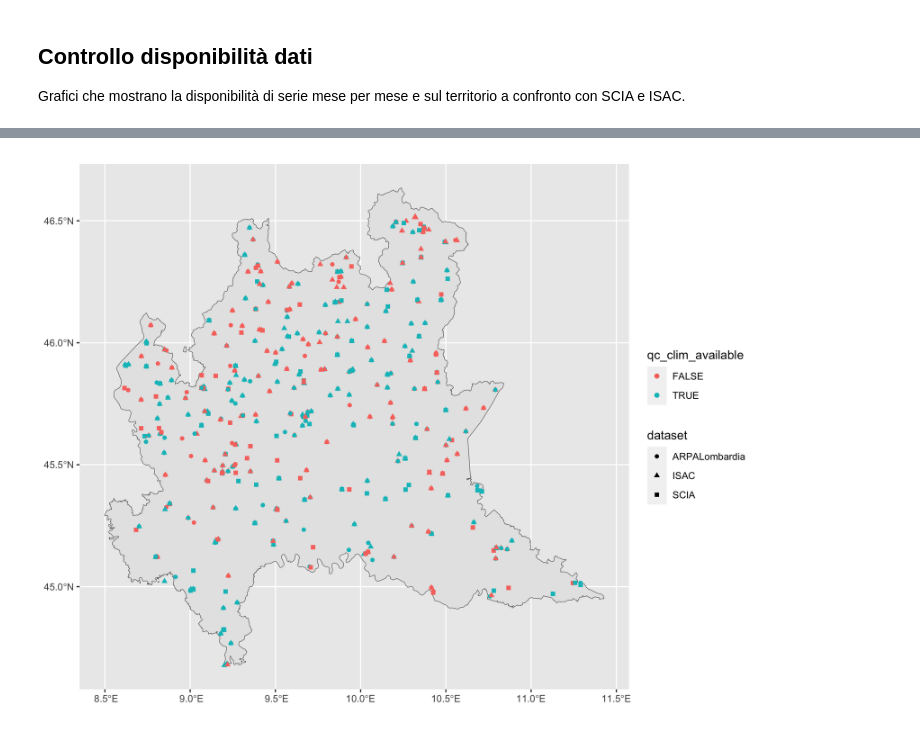
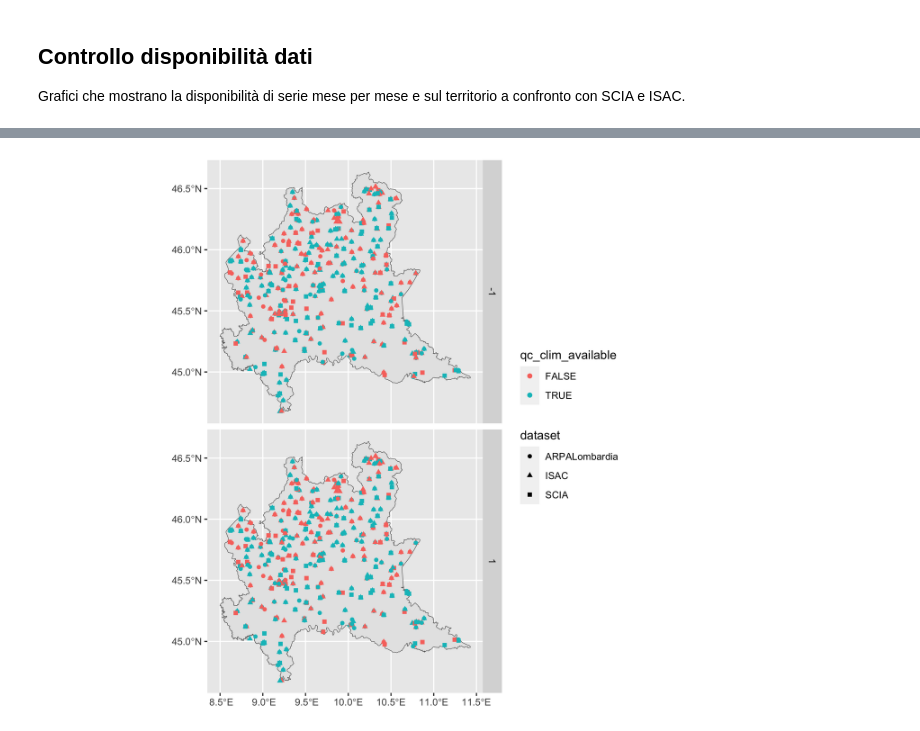
Before and after one commit to dnstudent/TesiMag, a Jupyter notebook: notebooks/integrazioni_regionali/lombardia/data_load.ipynb, the cells around one changed output, grey strips where cells are left out. Drawn from its saved outputs; the diff is of its cells as text; code cells hidden in the pictures.

```diff
--- a/notebooks/integrazioni_regionali/lombardia/data_load.ipynb
+++ b/notebooks/integrazioni_regionali/lombardia/data_load.ipynb
@@ -102,6 +102,6 @@ p + facet_grid(variable ~ .)
-# %%
-c(p, climats) %<-% spatial_availabilities(ymonthly_avail, stations, state_boundaries)
-p
-# %% [output]
-[figure, removed]
+# %%
+pp<- spatial_availabilities(pp$data, stations, state_boundaries)
+pp$plot + facet_grid(variable ~ .)
+# %% [output]
+[figure, added]
 # %%
```
Also changed, not shown: parts of 4 cells of this notebook, 6 other files.
